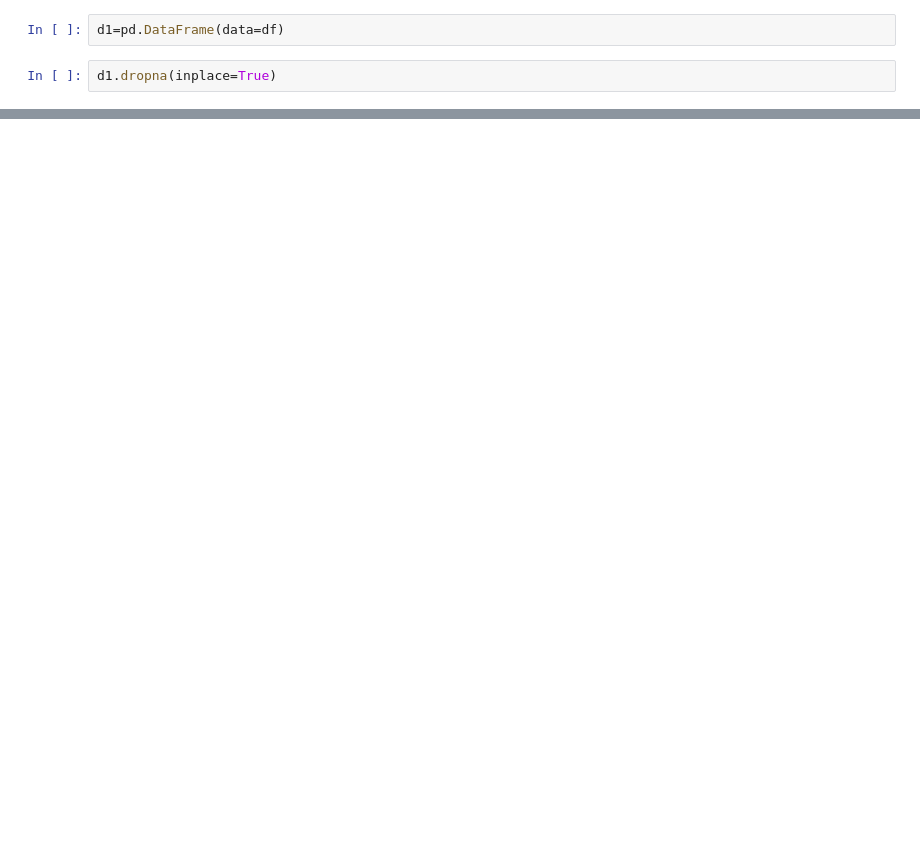
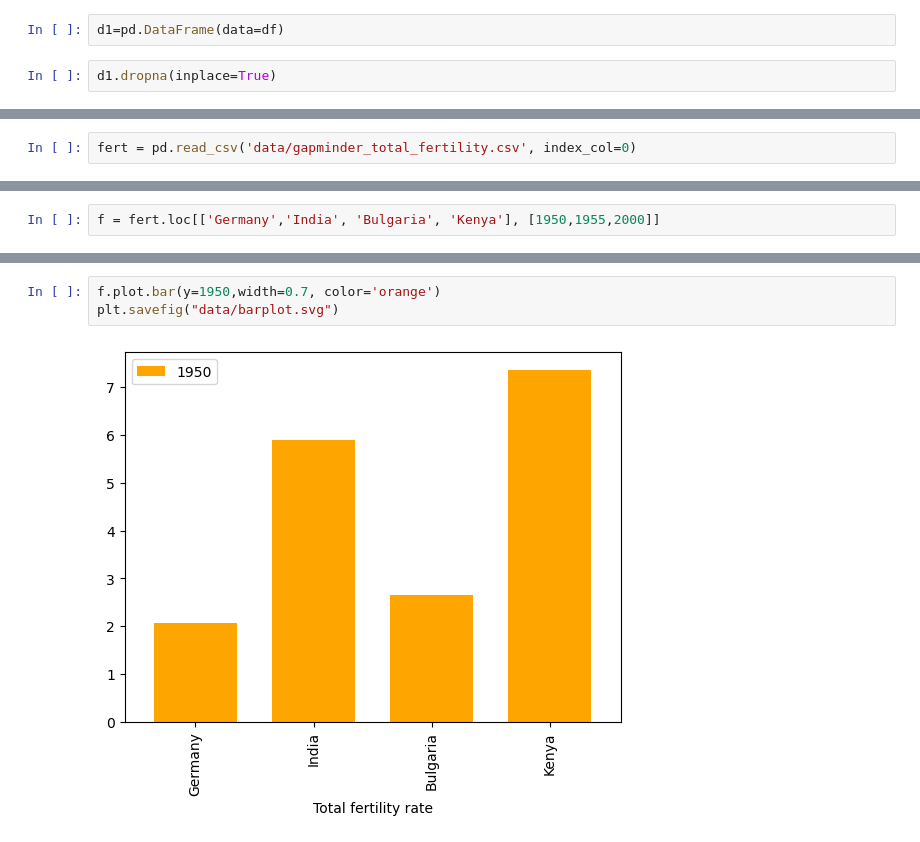
Before and after one commit to puvyi/gampminder, a Jupyter notebook: my_work.ipynb, the cells around one changed output, grey strips where cells are left out. Cells and saved outputs as stored; diff of their text form; blank space fills up the shorter version.

```diff
--- a/my_work.ipynb
+++ b/my_work.ipynb
@@ -57,0 +88,2 @@ ValueError: All arrays must be of the same length
+# %%
+fert = pd.read_csv('data/gapminder_total_fertility.csv', index_col=0)
@@ -57,0 +149,2 @@ ValueError: All arrays must be of the same length
+# %%
+f = fert.loc[['Germany','India', 'Bulgaria', 'Kenya'], [1950,1955,2000]]
@@ -57,0 +160,5 @@ ValueError: All arrays must be of the same length
+# %%
+f.plot.bar(y=1950,width=0.7, color='orange')
+plt.savefig("data/barplot.svg")
+# %% [output]
+[figure, added]
```
Also changed, not shown: parts of 31 cells of this notebook, 8 other files.
